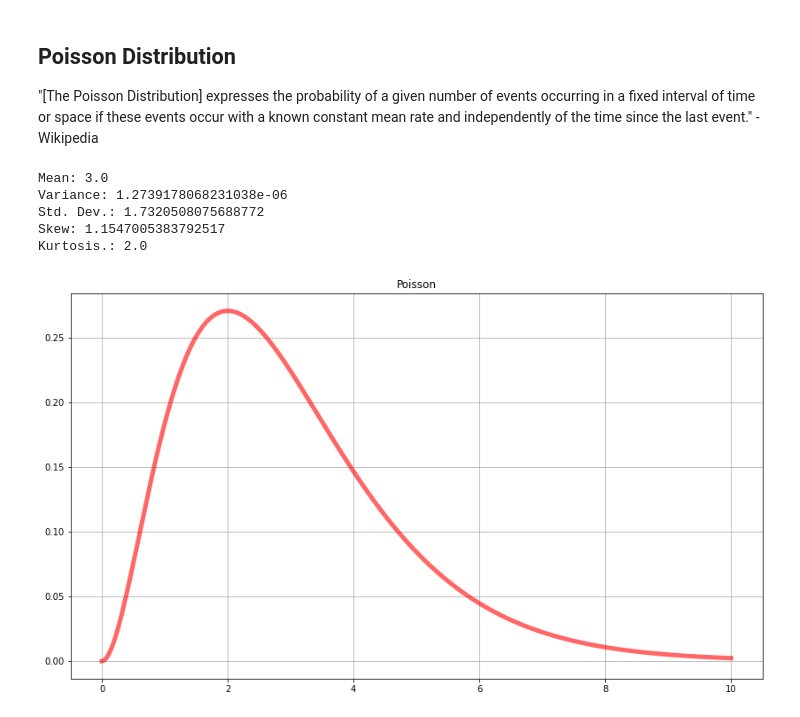
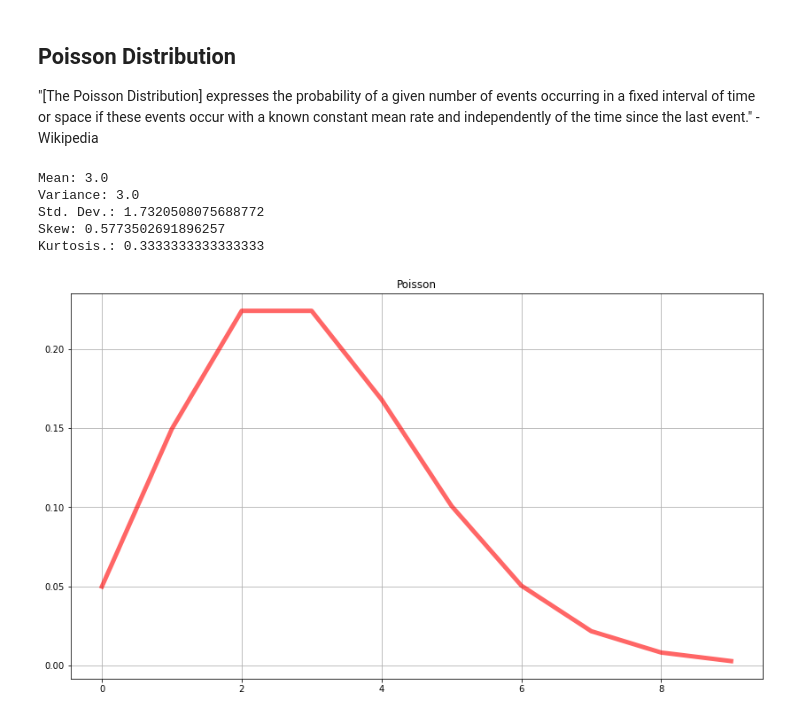
Before and after one commit to mcminnra/notebooks, a Jupyter notebook: probability_distribution_intuitions.ipynb, the cells around one changed output. Saved outputs shown, nothing was run; the diff lists cells and outputs as text; code cells hidden in the pictures.

```diff
--- a/probability_distribution_intuitions.ipynb
+++ b/probability_distribution_intuitions.ipynb
@@ -133,32 +315,32 @@ Kurtosis.: 6e-06
 # %%
 # Modeling the rate of meals in a day
 # Answer - Largely between 2 and 4 (duh)
 
 lam = 3  # Rate of Events following Poisson dist. - 3 Meals in a day
 
-x = np.linspace(0, 10, 1000)  # Some values
-y = stats.gamma.pdf(x, lam)  # Sample from distribution
+x = list(range(10))  # Some values
+y = stats.poisson.pmf(x, lam)  # Sample from distribution
 
 # Summary Statistics (aka The First 4 Moments + Std. Dev.)
-mean, var, skew, kurt = stats.gamma.stats(lam, moments='mvsk')
+mean, var, skew, kurt = stats.poisson.stats(lam, moments='mvsk')
 std_dev = np.sqrt(var)
 
 print(f'Mean: {mean}')
-print(f'Variance: {variance}')
+print(f'Variance: {var}')
 print(f'Std. Dev.: {std_dev}')
 print(f'Skew: {skew}')
 print(f'Kurtosis.: {kurt}')
 
 # Plot Distribution
 plt.figure(figsize=(14, 8))
 plt.plot(x, y, 'r-', lw=5, alpha=0.6)
 plt.title(f'Poisson')
 plt.grid()
 plt.show()
 # %% [output]
 Mean: 3.0
-Variance: 1.2739178068231038e-06
+Variance: 3.0
 Std. Dev.: 1.7320508075688772
-Skew: 1.1547005383792517
-Kurtosis.: 2.0
+Skew: 0.5773502691896257
+Kurtosis.: 0.3333333333333333
-[figure, old version]
+[figure, new version]
```
Also changed, not shown: parts of 17 cells of this notebook.
